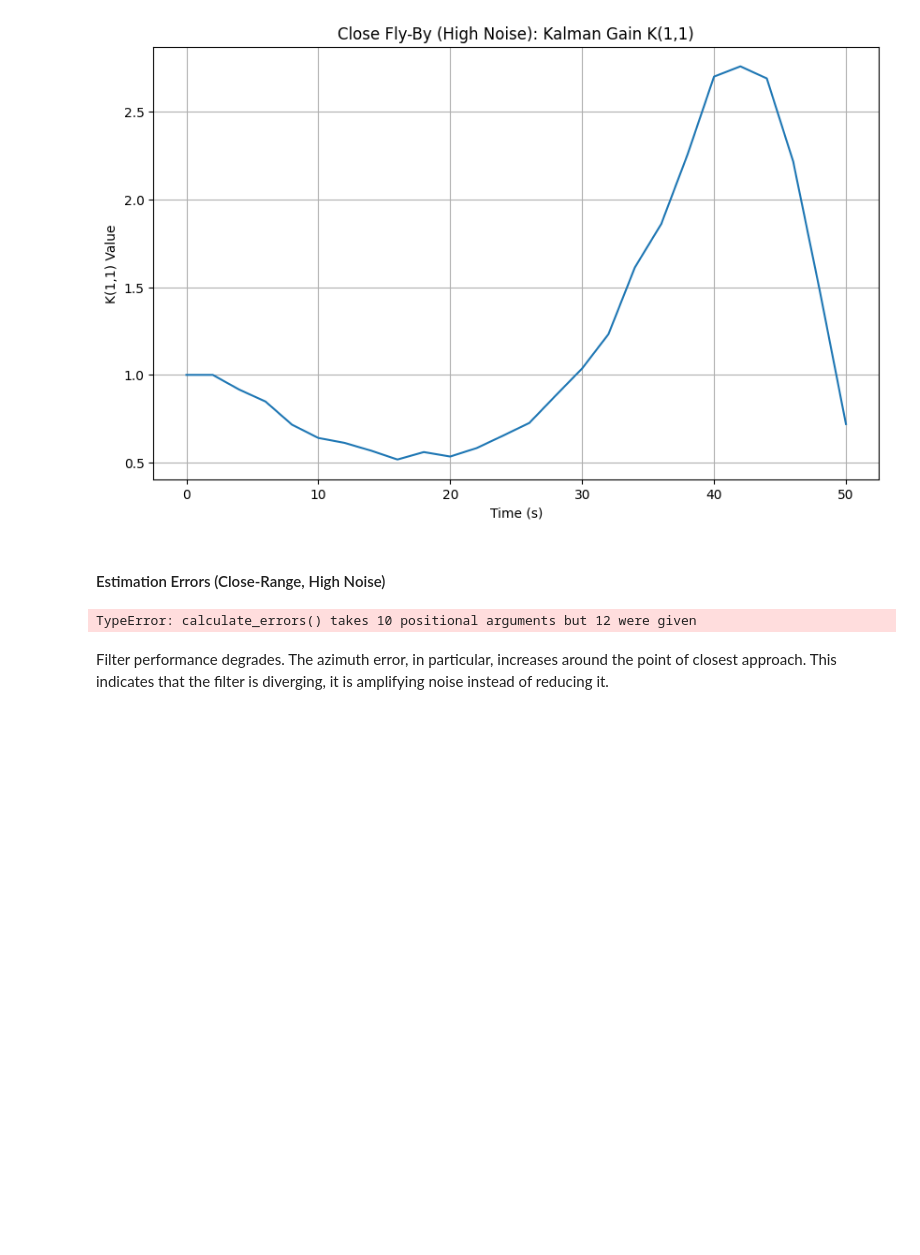
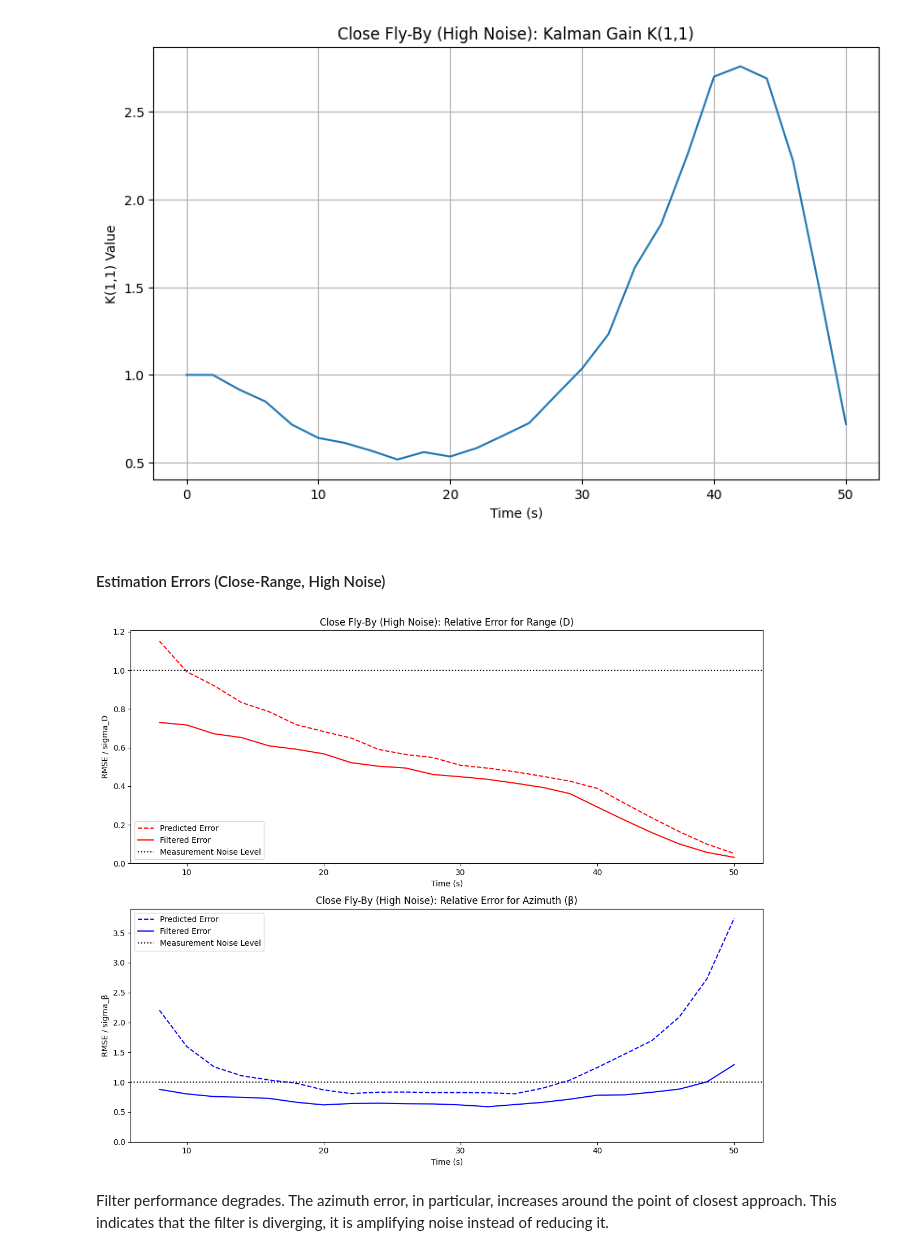
Before and after one commit to denisboborukhin/experimental_data_processing, a Jupyter notebook: coordinate_system/coordinate_system.ipynb, the cells around one changed output. Saved outputs shown, nothing was run; the diff lists cells and outputs as text; code cells hidden in the pictures; blank space fills up the shorter version.

Commit message:
fix(coordinate_system): update calculate_errors call

```diff
--- a/coordinate_system/coordinate_system.ipynb
+++ b/coordinate_system/coordinate_system.ipynb
@@ -434,33 +434,33 @@ plt.show()
 #### Estimation Errors (Close-Range, High Noise)
 # %%
 rmse_D_p_high, rmse_D_f_high, rmse_b_p_high, rmse_b_f_high = calculate_errors(
-    M, D_true_close, beta_true_close, x_true_close, y_true_close, N, Phi, H, X0_0, P0_0, sigma_D_high, sigma_beta_low
+    M, D_true_close, beta_true_close, N, Phi, H, X0_0, P0_0, sigma_D_high, sigma_beta_low
 )
 
 fig, (ax1, ax2) = plt.subplots(2, 1, figsize=(12, 10))
 
 ax1.plot(time[4:], rmse_D_p_high[4:] / sigma_D_high, 'r--', label='Predicted Error')
 ax1.plot(time[4:], rmse_D_f_high[4:] / sigma_D_high, 'r-', label='Filtered Error')
 ax1.set_title('Close Fly-By (High Noise): Relative Error for Range (D)')
 ax1.set_xlabel('Time (s)')
 ax1.set_ylabel('RMSE / sigma_D')
 ax1.axhline(1.0, color='k', linestyle=':', label='Measurement Noise Level')
 ax1.legend()
 ax1.set_ylim(bottom=0)
 
 ax2.plot(time[4:], rmse_b_p_high[4:] / sigma_beta_low, 'b--', label='Predicted Error')
 ax2.plot(time[4:], rmse_b_f_high[4:] / sigma_beta_low, 'b-', label='Filtered Error')
 ax2.set_title('Close Fly-By (High Noise): Relative Error for Azimuth (β)')
 ax2.set_xlabel('Time (s)')
 ax2.set_ylabel('RMSE / sigma_β')
 ax2.axhline(1.0, color='k', linestyle=':', label='Measurement Noise Level')
 ax2.legend()
 ax2.set_ylim(bottom=0)
 
 plt.tight_layout()
 plt.show()
 # %% [output]
-TypeError: calculate_errors() takes 10 positional arguments but 12 were given
+[figure, added]
 # %% [markdown]
 Filter performance degrades. The azimuth error, in particular, increases around the point of closest approach. This indicates that the filter is diverging, it is amplifying noise instead of reducing it.
 # %% [markdown]
```
Also changed, not shown: 1 other file.
